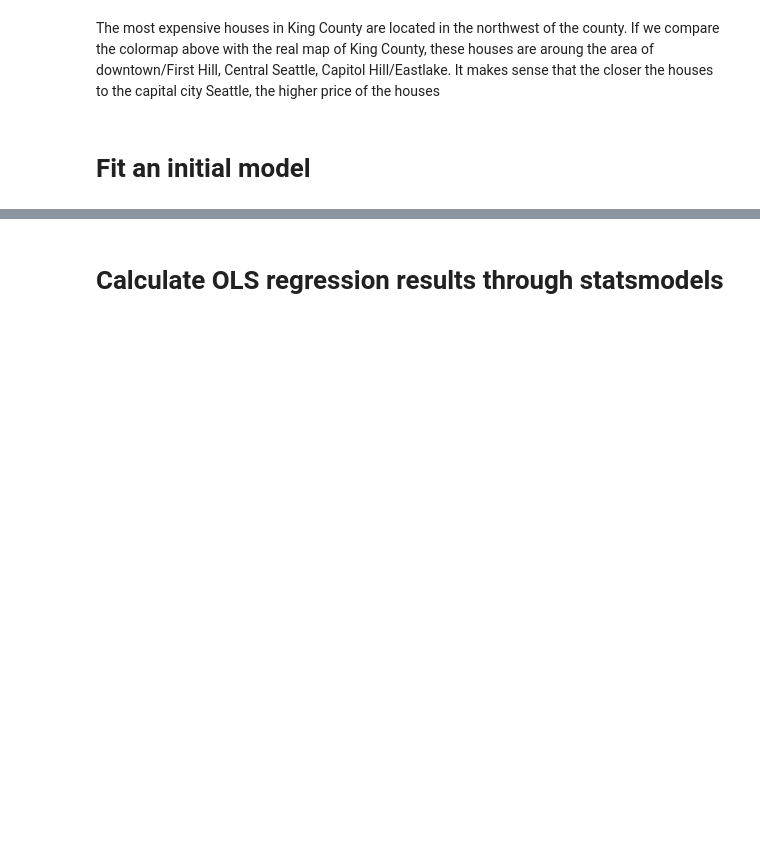
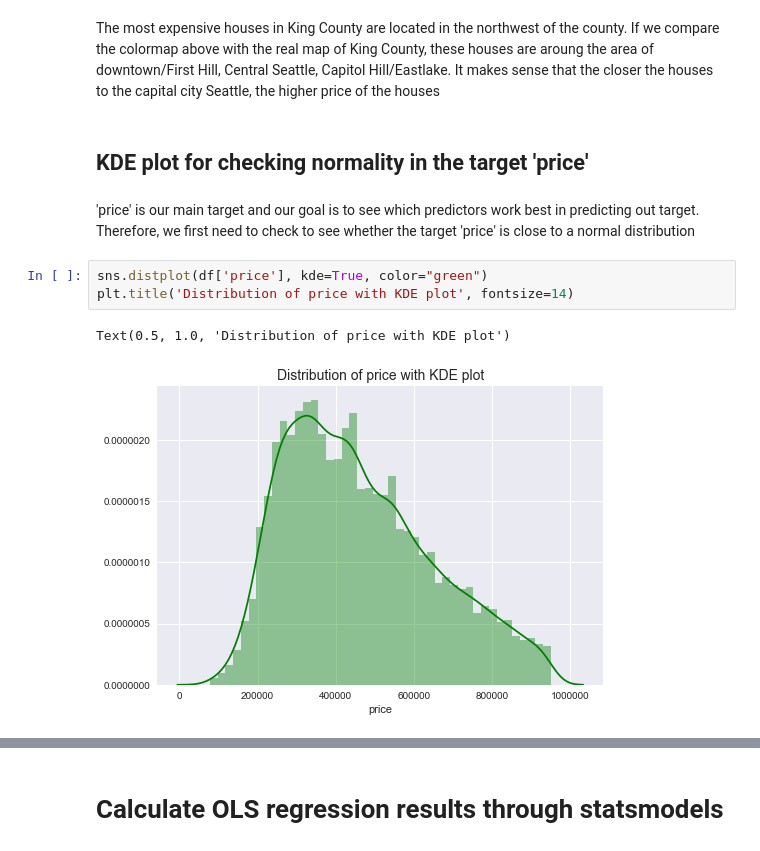
Before and after one commit to linhmai19/dsc-mod-2-project-v2-1-online-ds-sp-000, a Jupyter notebook: KC_analysis.ipynb, the cells around one changed output, grey strips where cells are left out. Drawn from its saved outputs; the diff is of its cells as text; blank space fills up the shorter version.

```diff
--- a/KC_analysis.ipynb
+++ b/KC_analysis.ipynb
@@ -245,5 +250,13 @@ plt.show()
 [figure]
 # %% [markdown]
 The most expensive houses in King County are located in the northwest of the county. If we compare the colormap above with the real map of King County, these houses are aroung the area of downtown/First Hill, Central Seattle, Capitol Hill/Eastlake. It makes sense that the closer the houses to the capital city Seattle, the higher price of the houses
-# %% [markdown]
-# Fit an initial model
+# %% [markdown]
+## KDE plot for checking normality in the target 'price'
+# %% [markdown]
+'price' is our main target and our goal is to see which predictors work best in predicting out target. Therefore, we first need to check to see whether the target 'price' is close to a normal distribution
+# %%
+sns.distplot(df['price'], kde=True, color="green")
+plt.title('Distribution of price with KDE plot', fontsize=14)
+# %% [output]
+Text(0.5, 1.0, 'Distribution of price with KDE plot')
+[figure, added]
```
Also changed, not shown: parts of 53 cells of this notebook.
